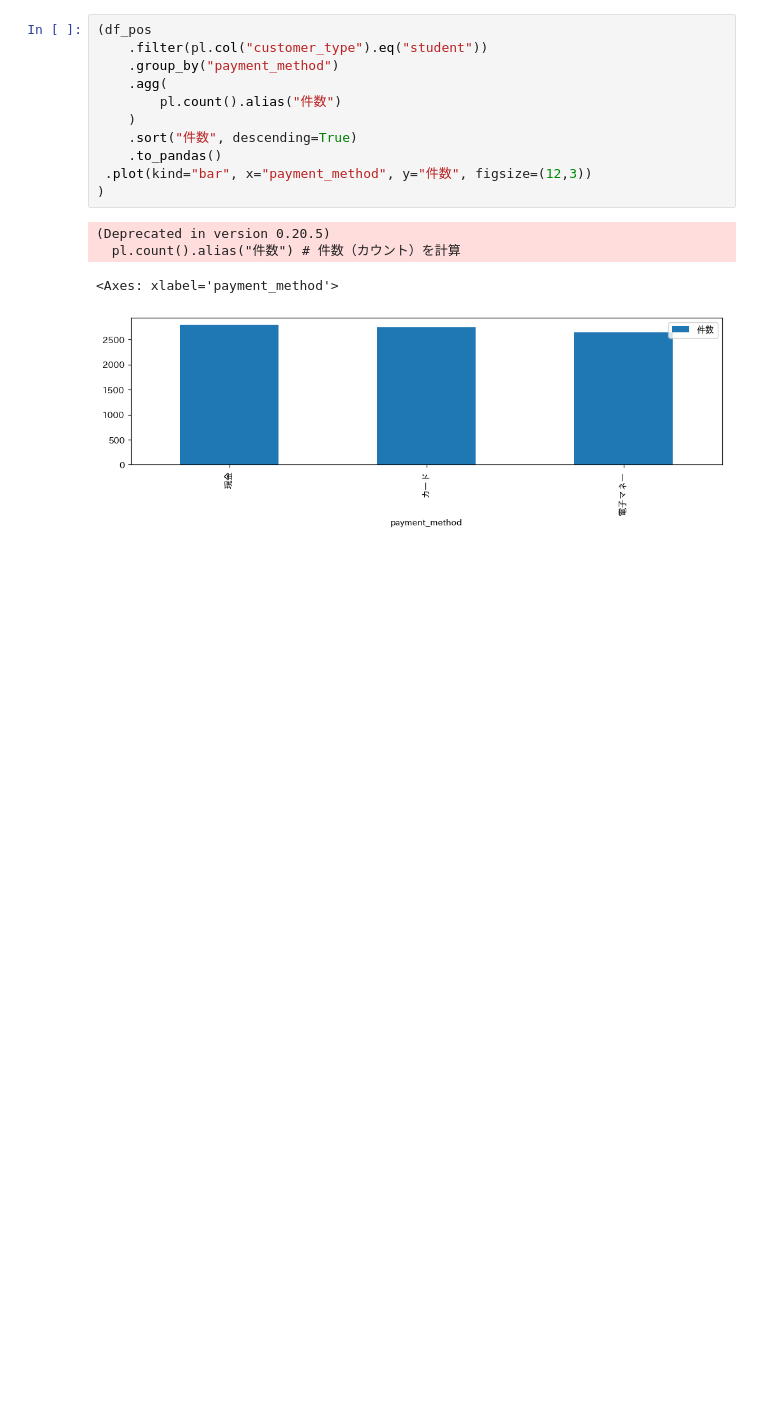
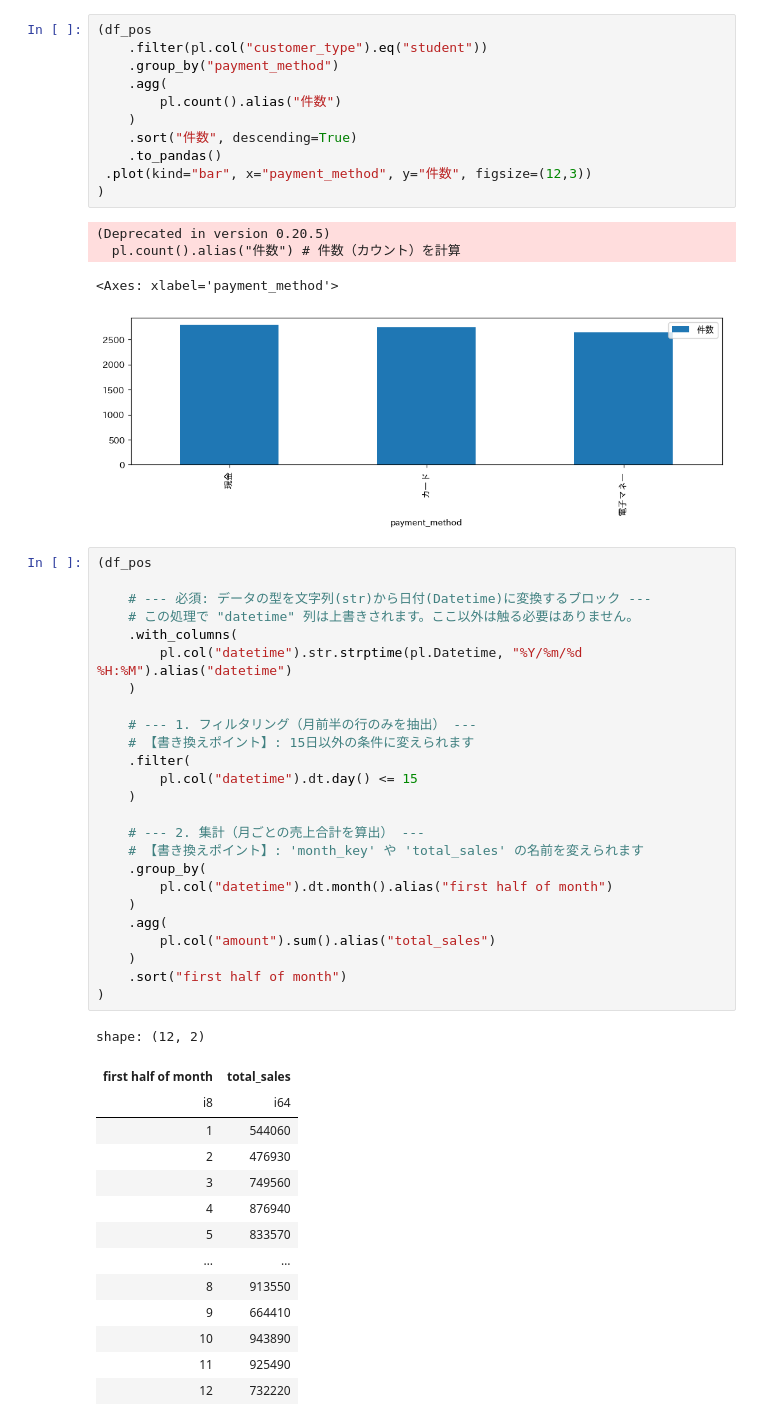
Before and after one commit to sitimi73/xbp_pos, a Jupyter notebook: analyzer.ipynb, the cells around one changed output. Cells and saved outputs as stored; diff of their text form; blank space fills up the shorter version.

```diff
--- a/analyzer.ipynb
+++ b/analyzer.ipynb
@@ -157,3 +157,43 @@ shape: (32_459, 6)
   pl.count().alias("件数") # 件数（カウント）を計算
 <Axes: xlabel='payment_method'>
 [figure]
+# %%
+(df_pos
+
+    # --- 必須: データの型を文字列(str)から日付(Datetime)に変換するブロック ---
+    # この処理で "datetime" 列は上書きされます。ここ以外は触る必要はありません。
+    .with_columns(
+        pl.col("datetime").str.strptime(pl.Datetime, "%Y/%m/%d %H:%M").alias("datetime")
+    )
+
+    # --- 1. フィルタリング（月前半の行のみを抽出） ---
+    # 【書き換えポイント】: 15日以外の条件に変えられます
+    .filter(
+        pl.col("datetime").dt.day() <= 15
+    )
+
+    # --- 2. 集計（月ごとの売上合計を算出） ---
+    # 【書き換えポイント】: 'month_key' や 'total_sales' の名前を変えられます
+    .group_by(
+        pl.col("datetime").dt.month().alias("first half of month")
+    )
+    .agg(
+        pl.col("amount").sum().alias("total_sales")
+    )
+    .sort("first half of month")
+)
+# %% [output]
+shape: (12, 2)
+| first half of month | total_sales |
+| i8 | i64 |
+| 1 | 544060 |
+| 2 | 476930 |
+| 3 | 749560 |
+| 4 | 876940 |
+| 5 | 833570 |
+| … | … |
+| 8 | 913550 |
+| 9 | 664410 |
+| 10 | 943890 |
+| 11 | 925490 |
+| 12 | 732220 |
```
Also changed, not shown: parts of 1 cell of this notebook.
